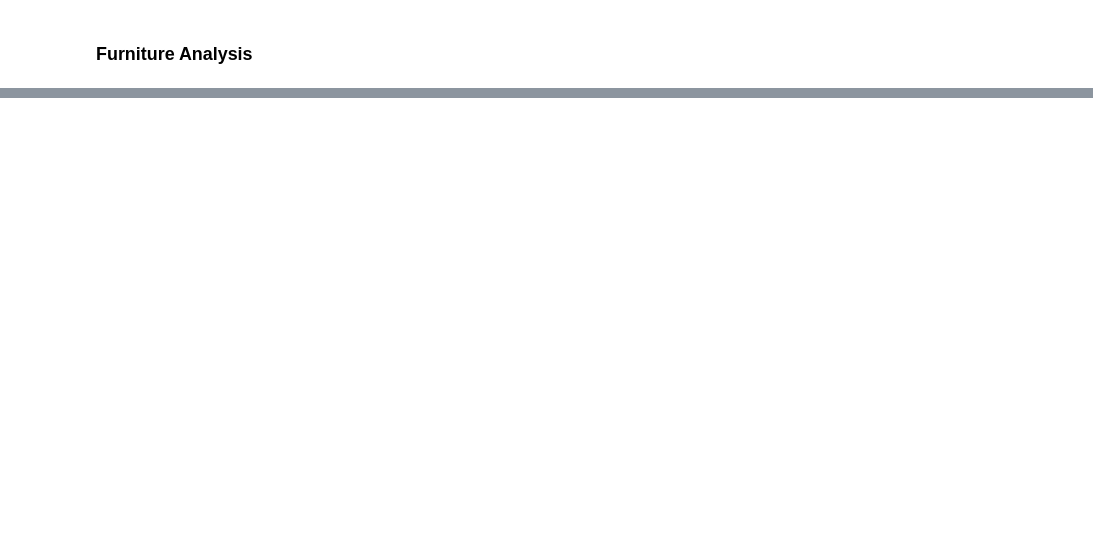
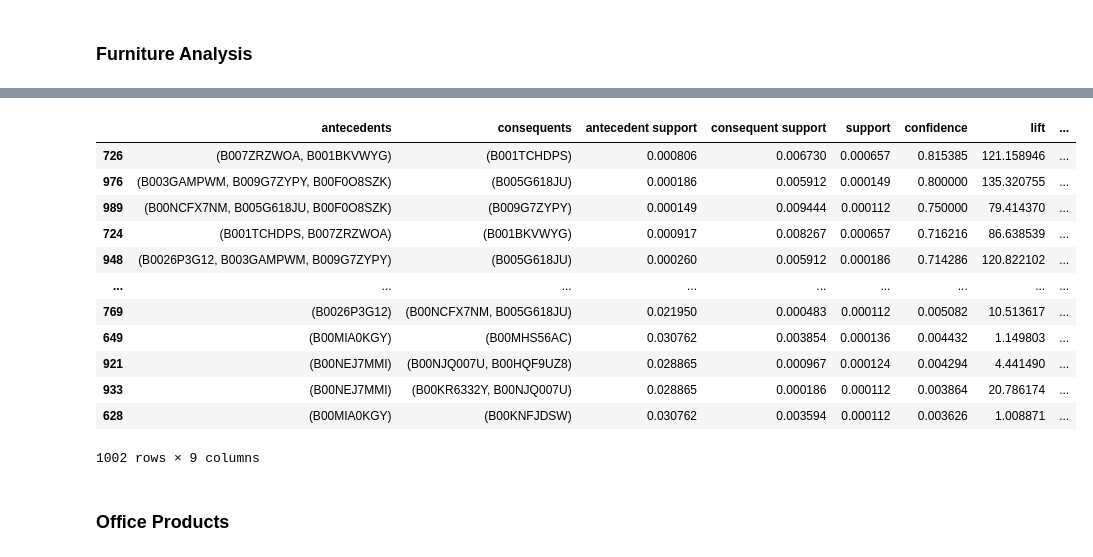
Before and after one commit to jbenasuli/consumer_behavior, a Jupyter notebook: ML_Apriori_Algorithm.ipynb, the cells around one changed output, grey strips where cells are left out. Saved outputs shown, nothing was run; the diff lists cells and outputs as text; code cells hidden in the pictures; blank space fills up the shorter version.

```diff
--- a/ML_Apriori_Algorithm.ipynb
+++ b/ML_Apriori_Algorithm.ipynb
@@ -247,0 +443,4 @@ apriori_rules_furniture
+# %%
+# Running apriori algorithm on cleaned dataset.
+item_association_music = apriori(apriori_music, min_support=0.0001, use_colnames=True)
+item_association_music
@@ -247,0 +461,23 @@ apriori_rules_furniture
+# %%
+#  Apriori association results table and confidence levels.
+apriori_rules_music = association_rules(item_association_music, metric="lift", min_threshold=1)
+# %%
+# Show output by descending order of confidence level
+apriori_rules_music  = apriori_rules_music.sort_values(["confidence"], ascending=False)
+apriori_rules_music
+# %% [output]
+|  | antecedents | consequents | antecedent support | consequent support | support | confidence | lift | ... |
+| 726 | (B007ZRZWOA, B001BKVWYG) | (B001TCHDPS) | 0.000806 | 0.006730 | 0.000657 | 0.815385 | 121.158946 | ... |
+| 976 | (B003GAMPWM, B009G7ZYPY, B00F0O8SZK) | (B005G618JU) | 0.000186 | 0.005912 | 0.000149 | 0.800000 | 135.320755 | ... |
+| 989 | (B00NCFX7NM, B005G618JU, B00F0O8SZK) | (B009G7ZYPY) | 0.000149 | 0.009444 | 0.000112 | 0.750000 | 79.414370 | ... |
+| 724 | (B001TCHDPS, B007ZRZWOA) | (B001BKVWYG) | 0.000917 | 0.008267 | 0.000657 | 0.716216 | 86.638539 | ... |
+| 948 | (B0026P3G12, B003GAMPWM, B009G7ZYPY) | (B005G618JU) | 0.000260 | 0.005912 | 0.000186 | 0.714286 | 120.822102 | ... |
+| ... | ... | ... | ... | ... | ... | ... | ... | ... |
+| 769 | (B0026P3G12) | (B00NCFX7NM, B005G618JU) | 0.021950 | 0.000483 | 0.000112 | 0.005082 | 10.513617 | ... |
+| 649 | (B00MIA0KGY) | (B00MHS56AC) | 0.030762 | 0.003854 | 0.000136 | 0.004432 | 1.149803 | ... |
+| 921 | (B00NEJ7MMI) | (B00NJQ007U, B00HQF9UZ8) | 0.028865 | 0.000967 | 0.000124 | 0.004294 | 4.441490 | ... |
+| 933 | (B00NEJ7MMI) | (B00KR6332Y, B00NJQ007U) | 0.028865 | 0.000186 | 0.000112 | 0.003864 | 20.786174 | ... |
+| 628 | (B00MIA0KGY) | (B00KNFJDSW) | 0.030762 | 0.003594 | 0.000112 | 0.003626 | 1.008871 | ... |
+1002 rows × 9 columns
+# %% [markdown]
+### Office Products
```
Also changed, not shown: parts of 32 cells of this notebook.
